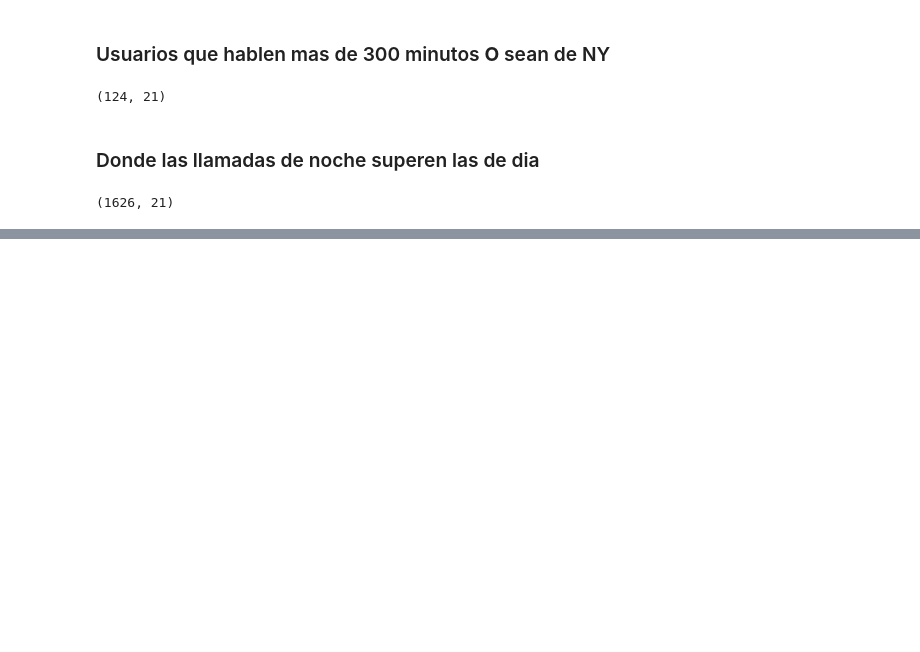
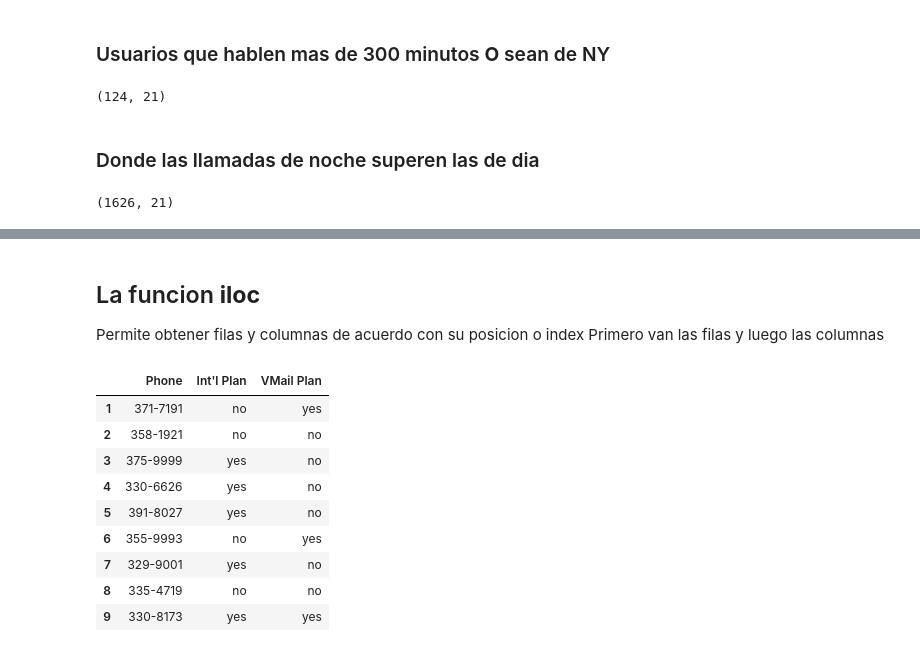
Before and after one commit to Karenahv/python-ml-curso, a Jupyter notebook: notebooks/T2 - 1 - Data Cleaning - Data Wrangling.ipynb, the cells around one changed output, grey strips where cells are left out. Cells and saved outputs as stored; diff of their text form; code cells hidden in the pictures; blank space fills up the shorter version.

```diff
--- a/notebooks/T2 - 1 - Data Cleaning - Data Wrangling.ipynb
+++ b/notebooks/T2 - 1 - Data Cleaning - Data Wrangling.ipynb
@@ -321,0 +337,17 @@ data5.shape
+# %% [markdown]
+## La funcion **iloc**
+Permite obtener filas y columnas de acuerdo con su posicion o index
+Primero van las filas y luego las columnas
+# %%
+data.iloc[1:10,3:6] #las primeras 10 filas y las columnas de la 3 a la 6
+# %% [output]
+|  | Phone | Int'l Plan | VMail Plan |
+| 1 | 371-7191 | no | yes |
+| 2 | 358-1921 | no | no |
+| 3 | 375-9999 | yes | no |
+| 4 | 330-6626 | yes | no |
+| 5 | 391-8027 | yes | no |
+| 6 | 355-9993 | no | yes |
+| 7 | 329-9001 | yes | no |
+| 8 | 335-4719 | no | no |
+| 9 | 330-8173 | yes | yes |
```
Also changed, not shown: parts of 17 cells of this notebook.
